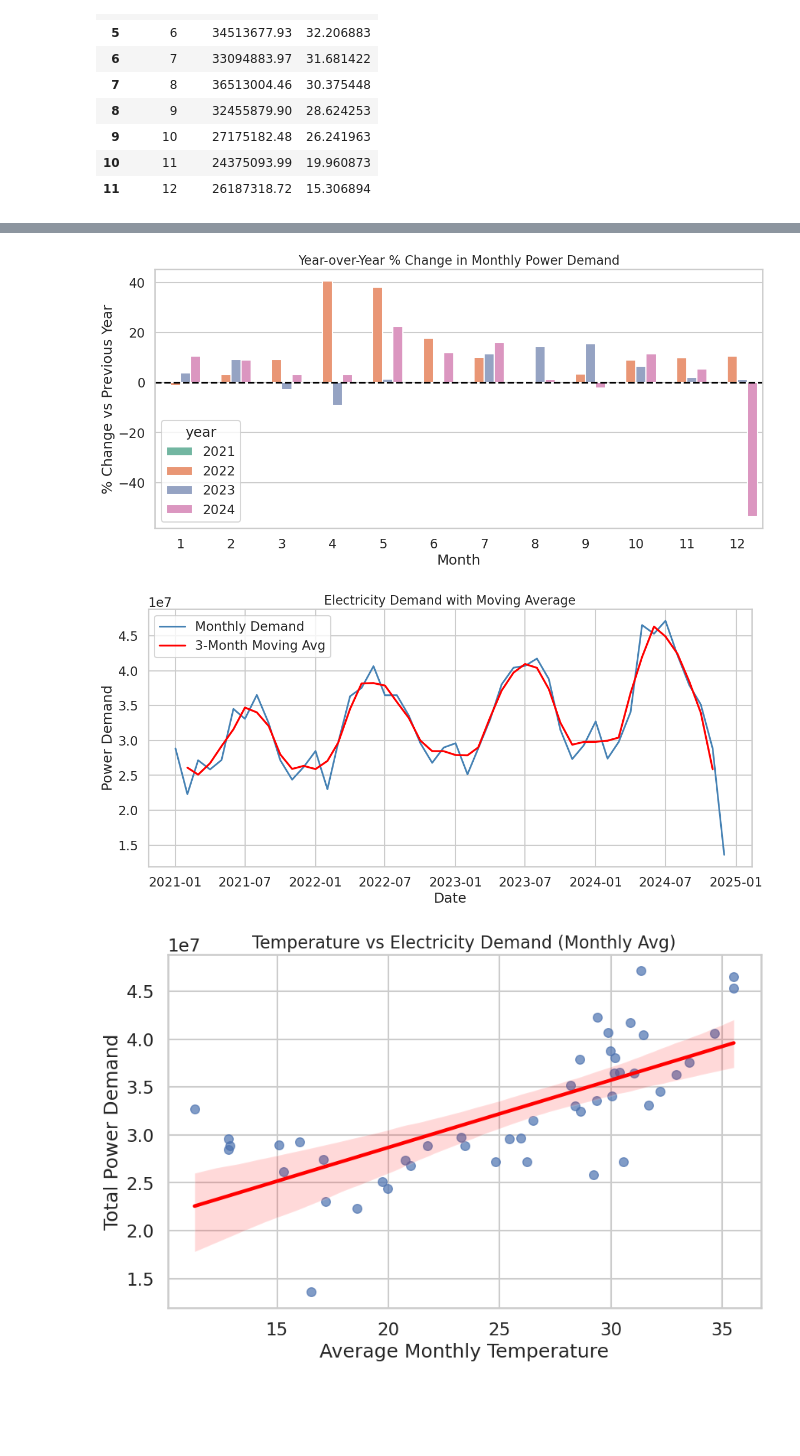
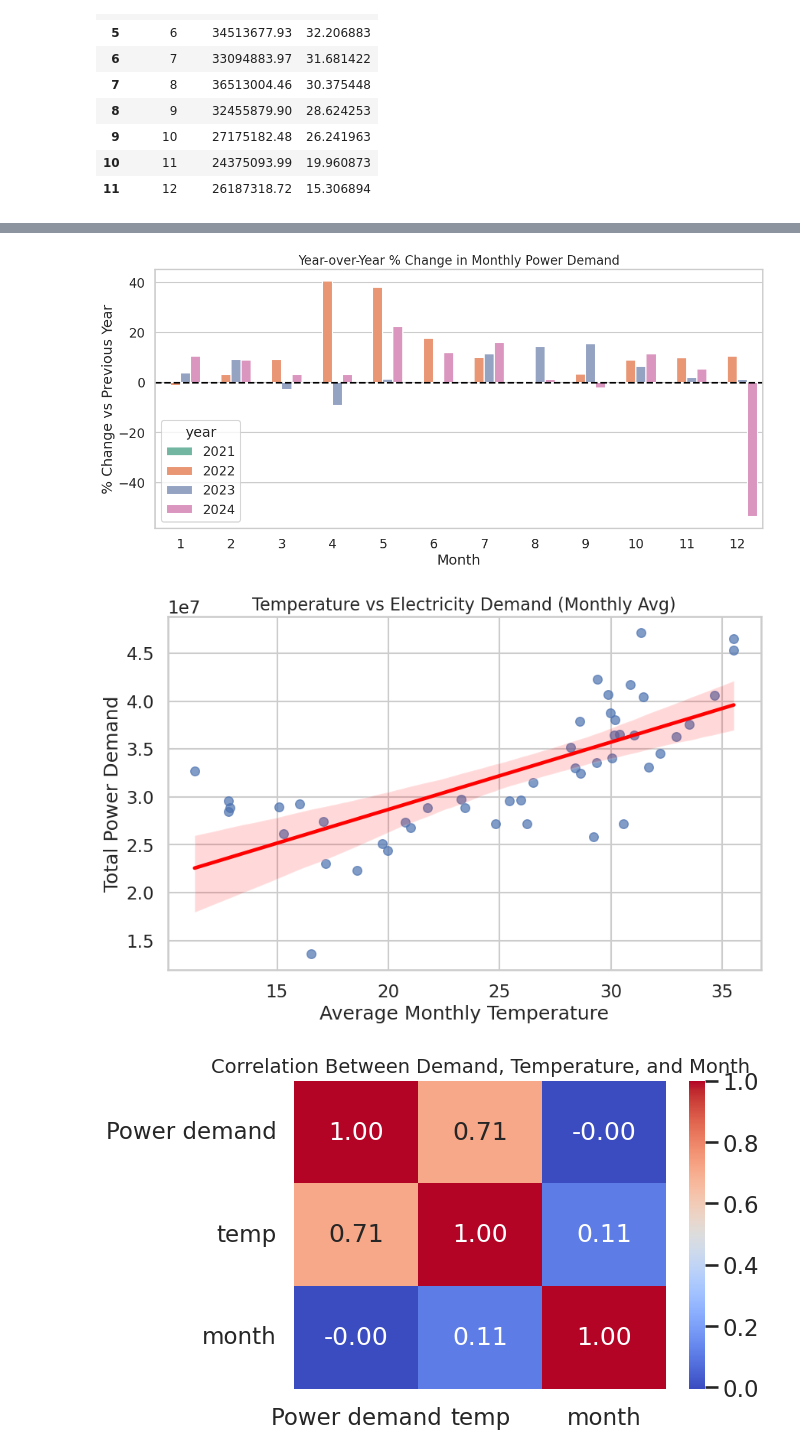
Before and after one commit to halsangihs/miniProject, a Jupyter notebook: main.ipynb, the cells around one changed output, grey strips where cells are left out. Saved outputs shown, nothing was run; the diff lists cells and outputs as text; code cells hidden in the pictures; blank space fills up the shorter version.

```diff
--- a/main.ipynb
+++ b/main.ipynb
@@ -202,50 +202,32 @@ monthly_df["pct_change"] = monthly_df.groupby("month")["Power demand"].pct_chang
 plt.figure(figsize=(14, 6))
 sns.barplot(
     data=monthly_df, x="month", y="pct_change", hue="year", palette="Set2"
 )
 plt.title("Year-over-Year % Change in Monthly Power Demand", fontsize=16)
 plt.xlabel("Month")
 plt.ylabel("% Change vs Previous Year")
 plt.axhline(0, color="black", linestyle="--")
 plt.show()
 
-# --- 5️⃣ Moving Average Trend (smooth demand fluctuations) ---
-monthly_df["date"] = pd.to_datetime(monthly_df["year"].astype(str) + "-" + monthly_df["month"].astype(str) + "-01")
-monthly_df = monthly_df.sort_values("date")
-
-plt.figure(figsize=(14, 6))
-sns.lineplot(
-    data=monthly_df, x="date", y="Power demand", color="steelblue", label="Monthly Demand"
-)
-sns.lineplot(
-    data=monthly_df, x="date", y=monthly_df["Power demand"].rolling(3, center=True).mean(),
-    color="red", linewidth=2.5, label="3-Month Moving Avg"
-)
-plt.title("Electricity Demand with Moving Average", fontsize=16)
-plt.xlabel("Date")
-plt.ylabel("Power Demand")
-plt.legend()
-plt.show()
-
 # --- 7️⃣ Temperature vs Demand correlation ---
 plt.figure(figsize=(10, 6))
 sns.regplot(
     data=monthly_df, x="temp", y="Power demand", scatter_kws={"s": 70, "alpha": 0.7},
     line_kws={"color": "red"}
 )
 plt.title("Temperature vs Electricity Demand (Monthly Avg)", fontsize=16)
 plt.xlabel("Average Monthly Temperature")
 plt.ylabel("Total Power Demand")
 plt.show()
 
 # --- 8️⃣ Correlation heatmap (temp vs demand vs month) ---
 corr = monthly_df[["Power demand", "temp", "month"]].corr()
 plt.figure(figsize=(6, 4))
 sns.heatmap(corr, annot=True, cmap="coolwarm", fmt=".2f")
 plt.title("Correlation Between Demand, Temperature, and Month", fontsize=14)
 plt.show()
 # %% [output]
 [figure]
 [figure]
-[figure, old version]
+[figure, new version]
-[figure, old version]
+[figure, new version]
```
Also changed, not shown: parts of 12 cells of this notebook.
